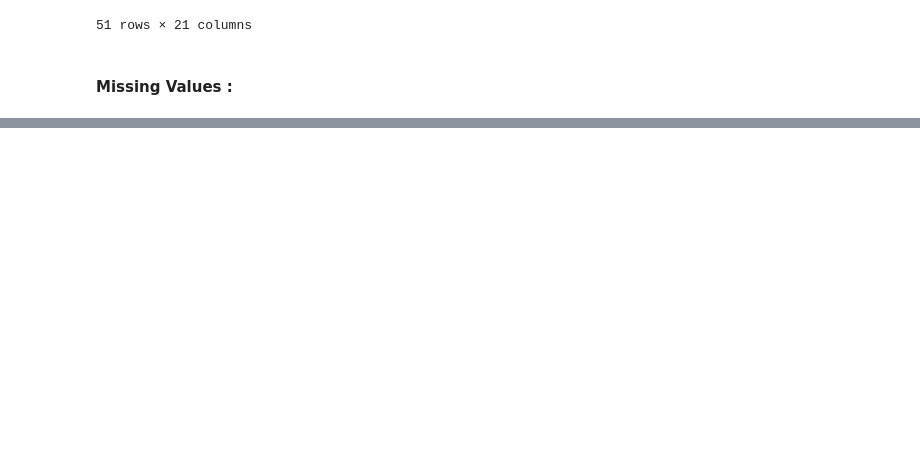
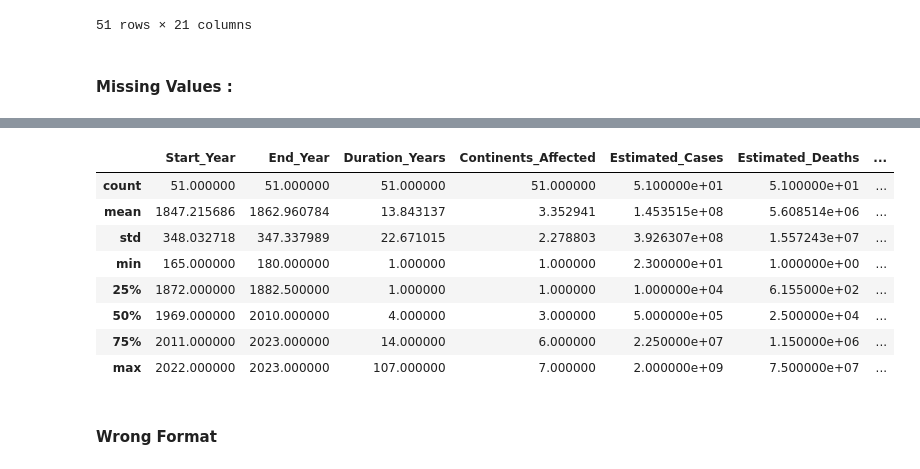
Before and after one commit to SalmaWaleed-dev/Historical-Pandemic-Epidemic-, a Jupyter notebook: Project.ipynb, the cells around one changed output, grey strips where cells are left out. Saved outputs shown, nothing was run; the diff lists cells and outputs as text; code cells hidden in the pictures; blank space fills up the shorter version.

```diff
--- a/Project.ipynb
+++ b/Project.ipynb
@@ -99,0 +106,26 @@ df['End_Year'] = df['End_Year'].fillna(df['End_Year'].mode()[0])
+# %%
+df['Case_Fatality_Rate_Pct'].mode()[0]
+df['Case_Fatality_Rate_Pct'] = df['Case_Fatality_Rate_Pct'].fillna(df['Case_Fatality_Rate_Pct'].mode()[0])
+# %%
+df['Containment_Method'].mode()[0]
+df['Containment_Method'] = df['Containment_Method'].fillna(df['Containment_Method'].mode()[0])
+# %%
+df['Economic_Impact_Billion_USD'].mode()[0]
+df['Economic_Impact_Billion_USD'] = df['Economic_Impact_Billion_USD'].fillna(df['Economic_Impact_Billion_USD'].mode()[0])
+# %%
+df['WHO_Classification'].mode()[0]
+df['WHO_Classification'] = df['WHO_Classification'].fillna(df['WHO_Classification'].mode()[0])
+# %%
+df.describe()
+# %% [output]
+|  | Start_Year | End_Year | Duration_Years | Continents_Affected | Estimated_Cases | Estimated_Deaths | ... |
+| count | 51.000000 | 51.000000 | 51.000000 | 51.000000 | 5.100000e+01 | 5.100000e+01 | ... |
+| mean | 1847.215686 | 1862.960784 | 13.843137 | 3.352941 | 1.453515e+08 | 5.608514e+06 | ... |
+| std | 348.032718 | 347.337989 | 22.671015 | 2.278803 | 3.926307e+08 | 1.557243e+07 | ... |
+| min | 165.000000 | 180.000000 | 1.000000 | 1.000000 | 2.300000e+01 | 1.000000e+00 | ... |
+| 25% | 1872.000000 | 1882.500000 | 1.000000 | 1.000000 | 1.000000e+04 | 6.155000e+02 | ... |
+| 50% | 1969.000000 | 2010.000000 | 4.000000 | 3.000000 | 5.000000e+05 | 2.500000e+04 | ... |
+| 75% | 2011.000000 | 2023.000000 | 14.000000 | 6.000000 | 2.250000e+07 | 1.150000e+06 | ... |
+| max | 2022.000000 | 2023.000000 | 107.000000 | 7.000000 | 2.000000e+09 | 7.500000e+07 | ... |
+# %% [markdown]
+#### Wrong Format
```
Also changed, not shown: parts of 4 cells of this notebook.
